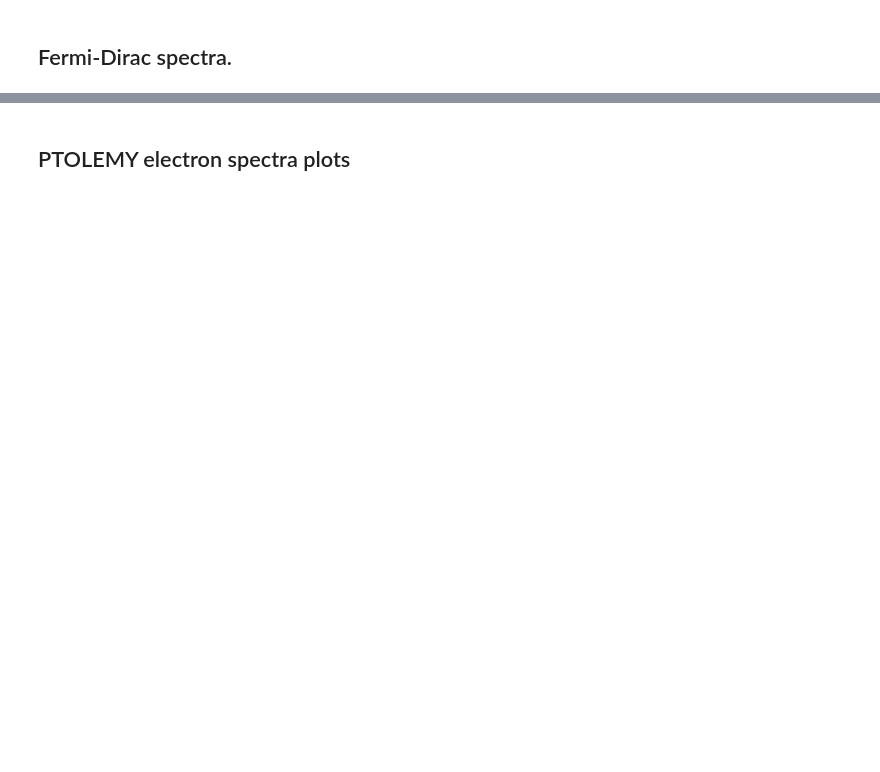
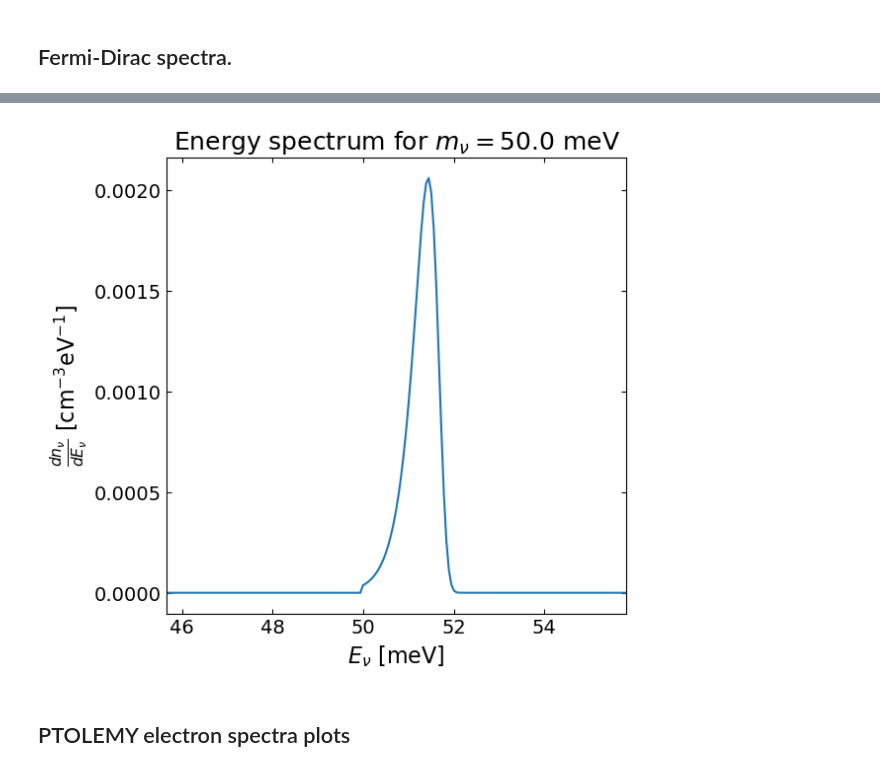
Before and after one commit to Fabian-Zimmer/PTOLEMY_spectra, a Jupyter notebook: project_PTOLEMY_electron_spectra.ipynb, the cells around one changed output, grey strips where cells are left out. Drawn from its saved outputs; the diff is of its cells as text; code cells hidden in the pictures; blank space fills up the shorter version.

```diff
--- a/project_PTOLEMY_electron_spectra.ipynb
+++ b/project_PTOLEMY_electron_spectra.ipynb
@@ -19,14 +19,14 @@ nu_vels = jnp.array([
 
 # Convert velocities to momenta
 nu_masses = jnp.array([0.01, 0.05, 0.1, 0.3])
-p_arr, y_arr = Physics.velocities_to_momenta(nu_vels, nu_masses, Params)
+p_arr, y_arr = Physics.velocities_to_momenta(nu_vels, nu_masses, Params())
 
 # Select neutrino with highest Fermi-Dirac value of each momentum batch
-p_back, y_init = Physics.filter_momenta(p_arr, y_arr, len(nu_masses), Params)
+p_back, y_init = Physics.filter_momenta(p_arr, y_arr, len(nu_masses), Params())
 p_init = y_init*Params.T_CNB
 
 # Fermi-Dirac values
-f_today = Physics.Fermi_Dirac(p_back, Params)
+f_today = Physics.Fermi_Dirac(p_back, Params())
 
 # Plot phase-space distribution
 plt.figure()
@@ -42,7 +42,7 @@ for i, m_nu in enumerate(nu_masses):
         Params.p_start*Params.T_CNB, Params.p_stop*Params.T_CNB,
         f_today.shape[-1])
     y_Fermi_Dirac = p_Fermi_Dirac/Params.T_CNB
-    f_Fermi_Dirac = Physics.Fermi_Dirac(p_Fermi_Dirac, Params)
+    f_Fermi_Dirac = Physics.Fermi_Dirac(p_Fermi_Dirac, Params())
     plt.plot(y_Fermi_Dirac, f_Fermi_Dirac,
              label='Fermi-Dirac', c='magenta', ls=':', alpha=0.85)
 
@@ -72,7 +72,7 @@ for i, m_nu in enumerate(nu_masses):
         Params.p_start*Params.T_CNB, Params.p_stop*Params.T_CNB,
         f_today.shape[-1])
     y_Fermi_Dirac = p_Fermi_Dirac/Params.T_CNB
-    f_Fermi_Dirac = Physics.Fermi_Dirac(p_Fermi_Dirac, Params)
+    f_Fermi_Dirac = Physics.Fermi_Dirac(p_Fermi_Dirac, Params())
     plt.plot(y_Fermi_Dirac, y_Fermi_Dirac**3*f_Fermi_Dirac,
              label='Fermi-Dirac', c='magenta', ls=':', alpha=0.85)
 
@@ -522,15 +452,15 @@ print(events*Params.yr)
 # Neutrino parameters
 m_lightest = 50*Params.meV
 ordering = 'NO'
-nu_masses = Physics.neutrino_masses(m_lightest, ordering, Params)
+nu_masses = Physics.neutrino_masses(m_lightest, ordering, Params())
 nature = 1.
 
 # Momentum sampling (resolution) parameters for Fermi-Dirac spectra
-p_start, p_stop, p_num = 0.01*Params.T_CNB, 100*Params.T_CNB, 10
+p_start, p_stop, p_num = 0.01*Params.T_CNB, 100*Params.T_CNB, 50
 
 # Energy resolutions
 E_FD, _ = Ptolemy.dGamma_CNB_dE_e_FD(
-    nu_masses, ordering, nature, p_start, p_stop, p_num, Params)
+    nu_masses, ordering, nature, p_start, p_stop, p_num, Params())
 resos = jnp.abs((jnp.max(E_FD, axis=-1) - jnp.min(E_FD, axis=-1))) / (E_FD.shape[-1] - 1)
 
 # Highest resolution of energy arrays, i.e. step size
@@ -545,4 +475,71 @@ X_points = int(jnp.abs((X_stop - X_start)) / reso + 1)
 X_range = jnp.linspace(X_start, X_stop, X_points)
 
 ic(X_range.shape)
+
+
+E_FD, spec_FD = Ptolemy.dGamma_CNB_dE_e_FD(
+    nu_masses, ordering, nature, p_start, p_stop, p_num, Params())
+
+spectra_FD_true = []
+for m_nu, Es, specs in zip(nu_masses, E_FD, spec_FD):
+
+    # Interpolate and set values outside of energy range to zero
+    spec_FD_sync = Ptolemy.jax_interp(X_range, Es, specs)
+
+    #! this integration routine seems to break the spectrum.
+    #? let's try padding the original one (see above) with zeros left and right,
+    #? until size of X_range has been reached?
+
+    spectra_FD_true.append(spec_FD_sync)
+
+spectra_jnp = jnp.array(spectra_FD_true)
+
+ic(spectra_jnp.shape)
+
+
+# Plot spectrum
+# plt.figure(figsize=(6,6))
+# m_idx = 0
+
+# plt.plot(X_range/Params.meV, spectra_jnp[m_idx]*(Params.eV*Params.cm**3))
+
+# plt.xlim(0.9999*nu_masses[m_idx]/Params.meV, nu_masses[m_idx]/Params.meV*1.01)
+
+# plt.title(rf'Energy spectrum for $m_\nu={nu_masses[m_idx]/Params.meV}$ meV')
+# plt.xlabel(r'$E_\nu$ [meV]')
+# plt.ylabel(r'$\frac{dn_\nu}{dE_\nu}$ [$\mathrm{cm}^{-3} \mathrm{eV}^{-1}$]')
+# plt.show(); plt.close()
+
+spec_zeros = jnp.zeros_like(X_range)
+
+start_idx = jnp.argmin(jnp.abs(X_range - E_FD[0,0]))
+ic(start_idx)
+ic(X_range[start_idx]/Params.meV)
+
+zeros_before = start_idx
+zeros_after = len(X_range) - zeros_before - E_FD.shape[-1]
+ic(zeros_before, zeros_after)
+ic(zeros_before+zeros_after+E_FD.shape[-1] == len(X_range))
+
+zero_arr_before = jnp.zeros(zeros_before)
+zero_arr_after = jnp.zeros(zeros_after)
+
+X_spec_FD = jnp.concatenate((zero_arr_before, spec_FD[0,:], zero_arr_after))
+
+# Plot spectrum
+plt.figure(figsize=(6,6))
+
+plt.plot(X_range/Params.meV, X_spec_FD*(Params.eV*Params.cm**3))
+
+plt.xlim(0.9*nu_masses[m_idx]/Params.meV, nu_masses[m_idx]/Params.meV*1.1)
+
+plt.title(rf'Energy spectrum for $m_\nu={nu_masses[0]/Params.meV}$ meV')
+plt.xlabel(r'$E_\nu$ [meV]')
+plt.ylabel(r'$\frac{dn_\nu}{dE_\nu}$ [$\mathrm{cm}^{-3} \mathrm{eV}^{-1}$]')
+plt.show(); plt.close()
+
+#? why does a simple concatenation of zeros change the height and width of
+#? the spectrum...something wrong with constructing X_range?
+#! X_range only for mass which gave highest resolution!
+#! that's why we were doing the interpolation in the first place...
 # %% [output]
@@ -551,3 +553,4 @@ ic| X_range.shape: (1975,)
+[figure, added]
 # %% [markdown]
 ## PTOLEMY electron spectra plots
 # %%
```
Also changed, not shown: parts of 15 cells of this notebook, 1 other file.
